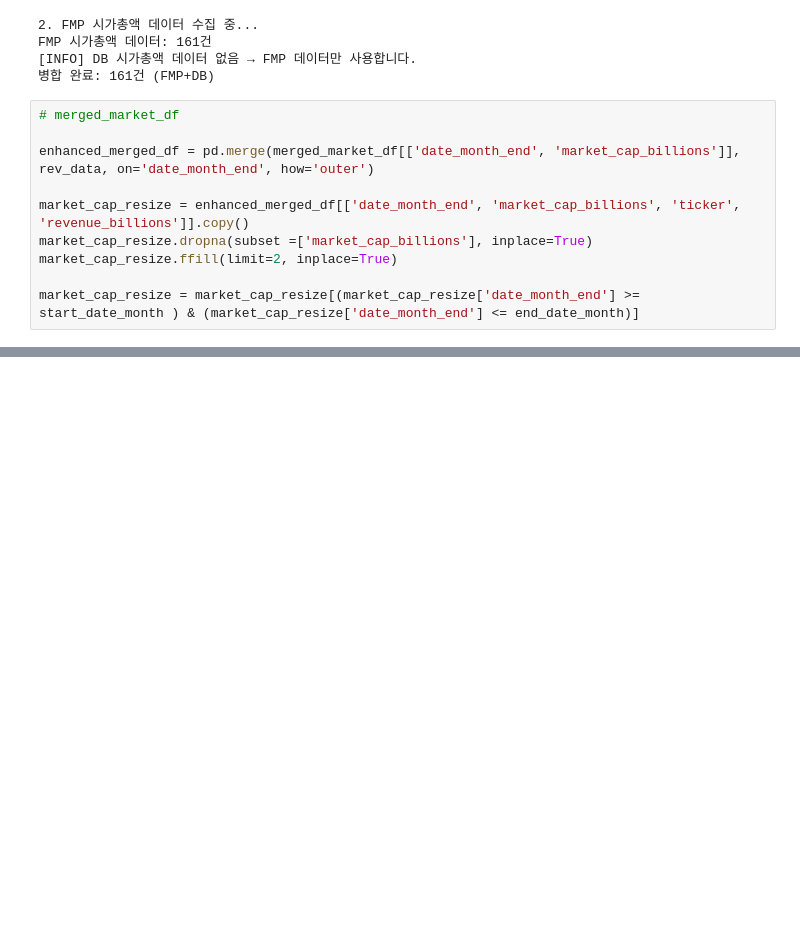
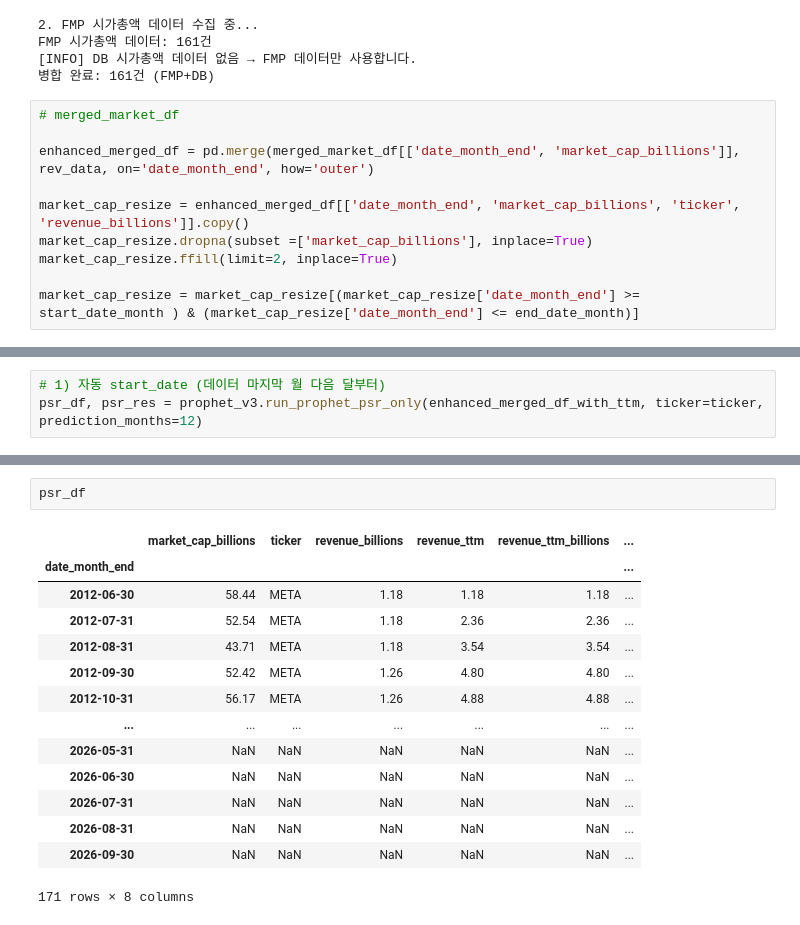
Before and after one commit to stox74/stock_forecast, a Jupyter notebook: US_Market/valuation/valuation_preprocessting_code_develop_v2.ipynb, the cells around one changed output, grey strips where cells are left out. Cells and saved outputs as stored; diff of their text form; blank space fills up the shorter version.

```diff
--- a/US_Market/valuation/valuation_preprocessting_code_develop_v2.ipynb
+++ b/US_Market/valuation/valuation_preprocessting_code_develop_v2.ipynb
@@ -460,0 +447,3 @@ print(psr_12_res["meta"])
+# %%
+# 1) 자동 start_date (데이터 마지막 월 다음 달부터)
+psr_df, psr_res = prophet_v3.run_prophet_psr_only(enhanced_merged_df_with_ttm, ticker=ticker, prediction_months=12)
@@ -460,0 +453,17 @@ print(psr_12_res["meta"])
+# %%
+psr_df
+# %% [output]
+|  | market_cap_billions | ticker | revenue_billions | revenue_ttm | revenue_ttm_billions | ... |
+| date_month_end |  |  |  |  |  | ... |
+| 2012-06-30 | 58.44 | META | 1.18 | 1.18 | 1.18 | ... |
+| 2012-07-31 | 52.54 | META | 1.18 | 2.36 | 2.36 | ... |
+| 2012-08-31 | 43.71 | META | 1.18 | 3.54 | 3.54 | ... |
+| 2012-09-30 | 52.42 | META | 1.26 | 4.80 | 4.80 | ... |
+| 2012-10-31 | 56.17 | META | 1.26 | 4.88 | 4.88 | ... |
+| ... | ... | ... | ... | ... | ... | ... |
+| 2026-05-31 | NaN | NaN | NaN | NaN | NaN | ... |
+| 2026-06-30 | NaN | NaN | NaN | NaN | NaN | ... |
+| 2026-07-31 | NaN | NaN | NaN | NaN | NaN | ... |
+| 2026-08-31 | NaN | NaN | NaN | NaN | NaN | ... |
+| 2026-09-30 | NaN | NaN | NaN | NaN | NaN | ... |
+171 rows × 8 columns
```
Also changed, not shown: parts of 10 cells of this notebook, 3 other files.
